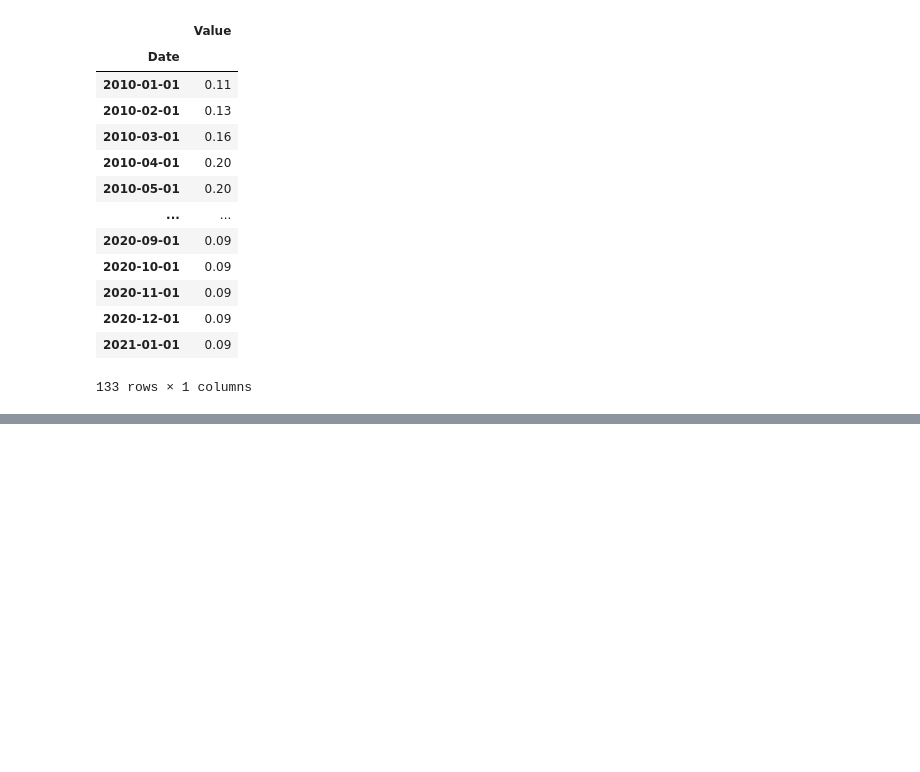
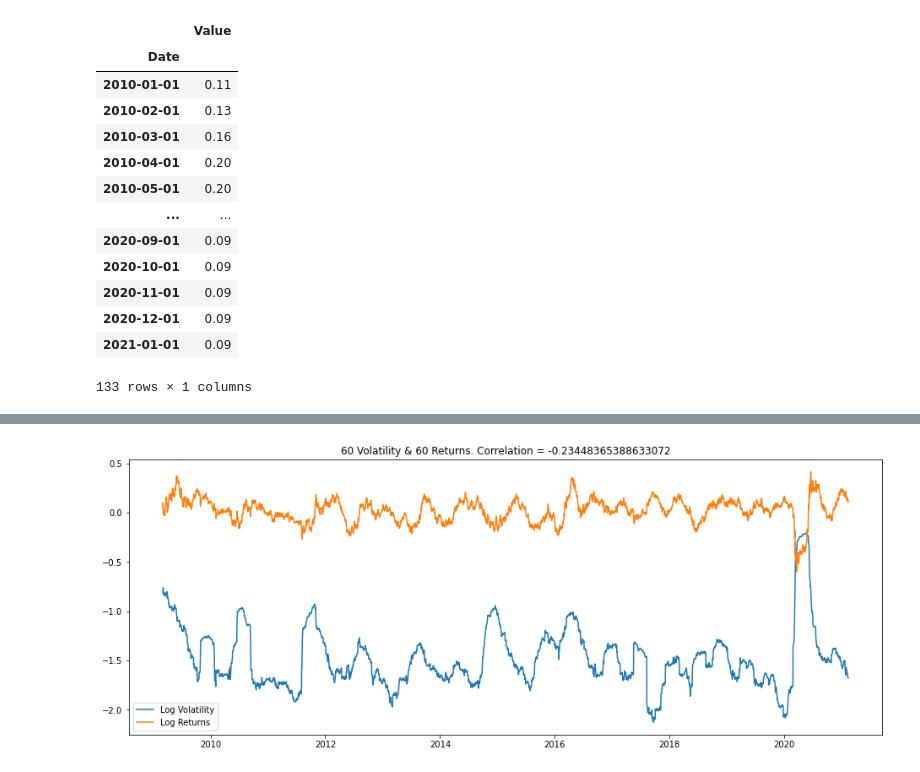
Before and after one commit to pedroosorio98/PyFinLib, a Jupyter notebook: PyFinLib Tools/PyFinLib Tools.ipynb, the cells around one changed output, grey strips where cells are left out. Cells and saved outputs as stored; diff of their text form; code cells hidden in the pictures; blank space fills up the shorter version.

```diff
--- a/PyFinLib Tools/PyFinLib Tools.ipynb
+++ b/PyFinLib Tools/PyFinLib Tools.ipynb
@@ -649,0 +664,4 @@ pf.get_fedfunds(start_date="2010-01-01",end_date="2021-01-01")
+# %%
+pf.plot_log_vol_rets(rets["BOVA11.SA"],window=60)
+# %% [output]
+[figure, added]
```
Also changed, not shown: parts of 12 cells of this notebook, 2 other files.
